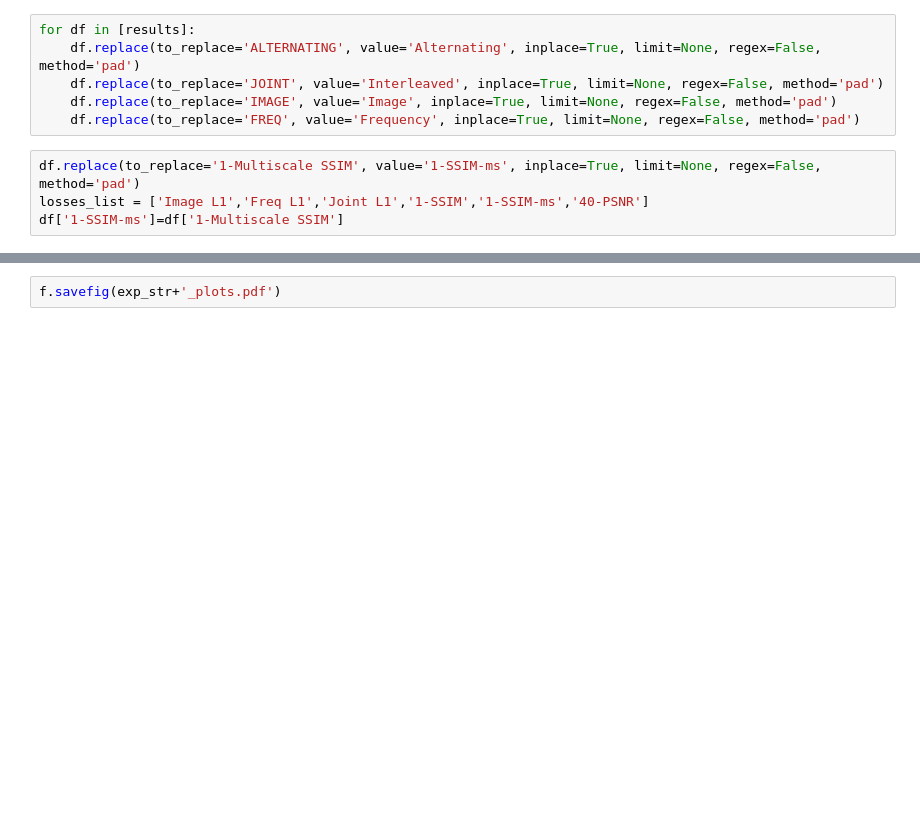
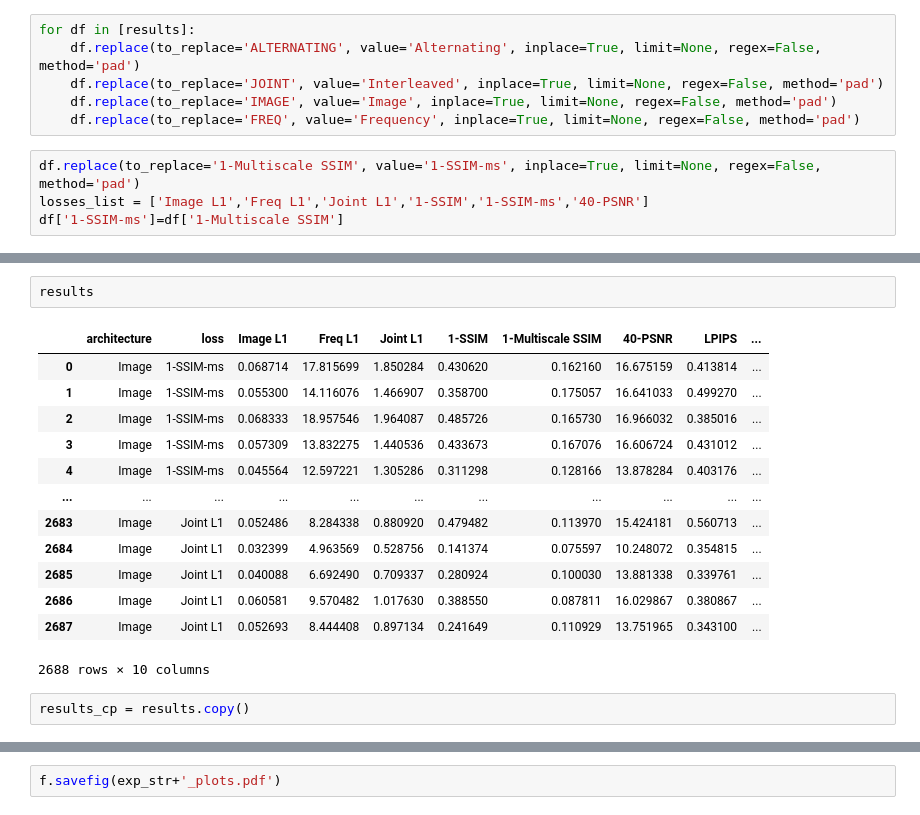
Before and after one commit to nalinimsingh/interlacer, a Jupyter notebook: visualizations/loss_comparison.ipynb, the cells around one changed output, grey strips where cells are left out. Drawn from its saved outputs; the diff is of its cells as text; blank space fills up the shorter version.

```diff
--- a/visualizations/loss_comparison.ipynb
+++ b/visualizations/loss_comparison.ipynb
@@ -227,0 +237,18 @@ findfont: Font family ['sans-serif'] not found. Falling back to DejaVu Sans.
+# %%
+results
+# %% [output]
+|  | architecture | loss | Image L1 | Freq L1 | Joint L1 | 1-SSIM | 1-Multiscale SSIM | 40-PSNR | LPIPS | ... |
+| 0 | Image | 1-SSIM-ms | 0.068714 | 17.815699 | 1.850284 | 0.430620 | 0.162160 | 16.675159 | 0.413814 | ... |
+| 1 | Image | 1-SSIM-ms | 0.055300 | 14.116076 | 1.466907 | 0.358700 | 0.175057 | 16.641033 | 0.499270 | ... |
+| 2 | Image | 1-SSIM-ms | 0.068333 | 18.957546 | 1.964087 | 0.485726 | 0.165730 | 16.966032 | 0.385016 | ... |
+| 3 | Image | 1-SSIM-ms | 0.057309 | 13.832275 | 1.440536 | 0.433673 | 0.167076 | 16.606724 | 0.431012 | ... |
+| 4 | Image | 1-SSIM-ms | 0.045564 | 12.597221 | 1.305286 | 0.311298 | 0.128166 | 13.878284 | 0.403176 | ... |
+| ... | ... | ... | ... | ... | ... | ... | ... | ... | ... | ... |
+| 2683 | Image | Joint L1 | 0.052486 | 8.284338 | 0.880920 | 0.479482 | 0.113970 | 15.424181 | 0.560713 | ... |
+| 2684 | Image | Joint L1 | 0.032399 | 4.963569 | 0.528756 | 0.141374 | 0.075597 | 10.248072 | 0.354815 | ... |
+| 2685 | Image | Joint L1 | 0.040088 | 6.692490 | 0.709337 | 0.280924 | 0.100030 | 13.881338 | 0.339761 | ... |
+| 2686 | Image | Joint L1 | 0.060581 | 9.570482 | 1.017630 | 0.388550 | 0.087811 | 16.029867 | 0.380867 | ... |
+| 2687 | Image | Joint L1 | 0.052693 | 8.444408 | 0.897134 | 0.241649 | 0.110929 | 13.751965 | 0.343100 | ... |
+2688 rows × 10 columns
+# %%
+results_cp = results.copy()
```
Also changed, not shown: parts of 16 cells of this notebook.
